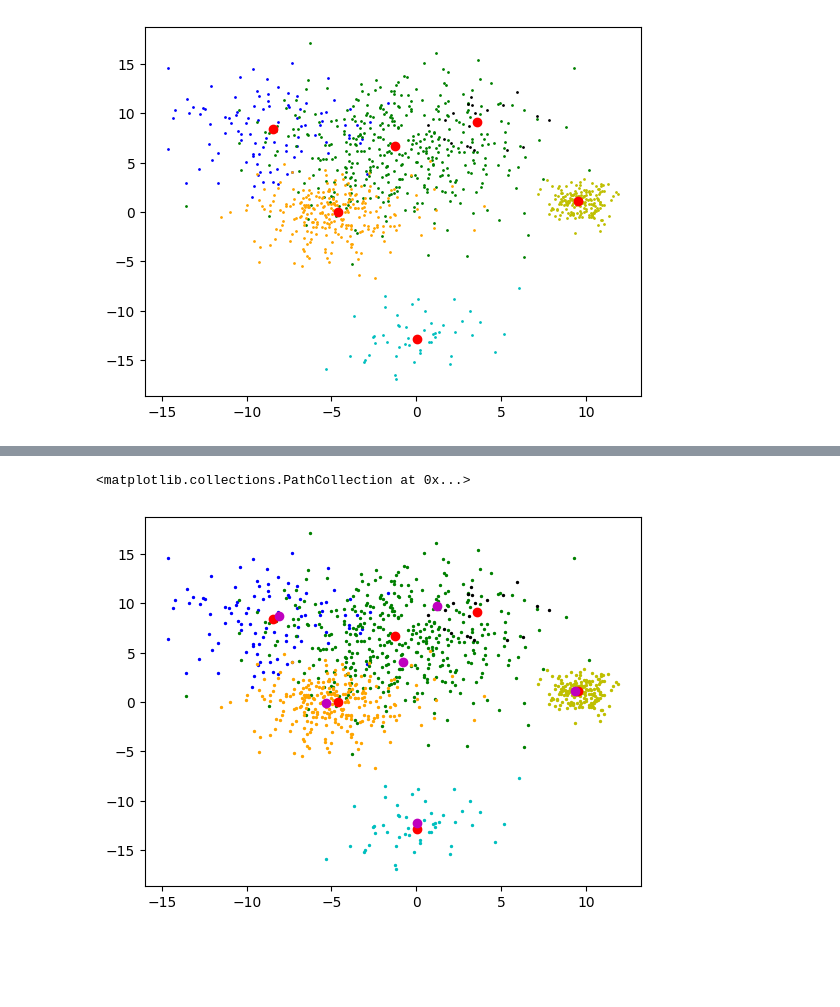
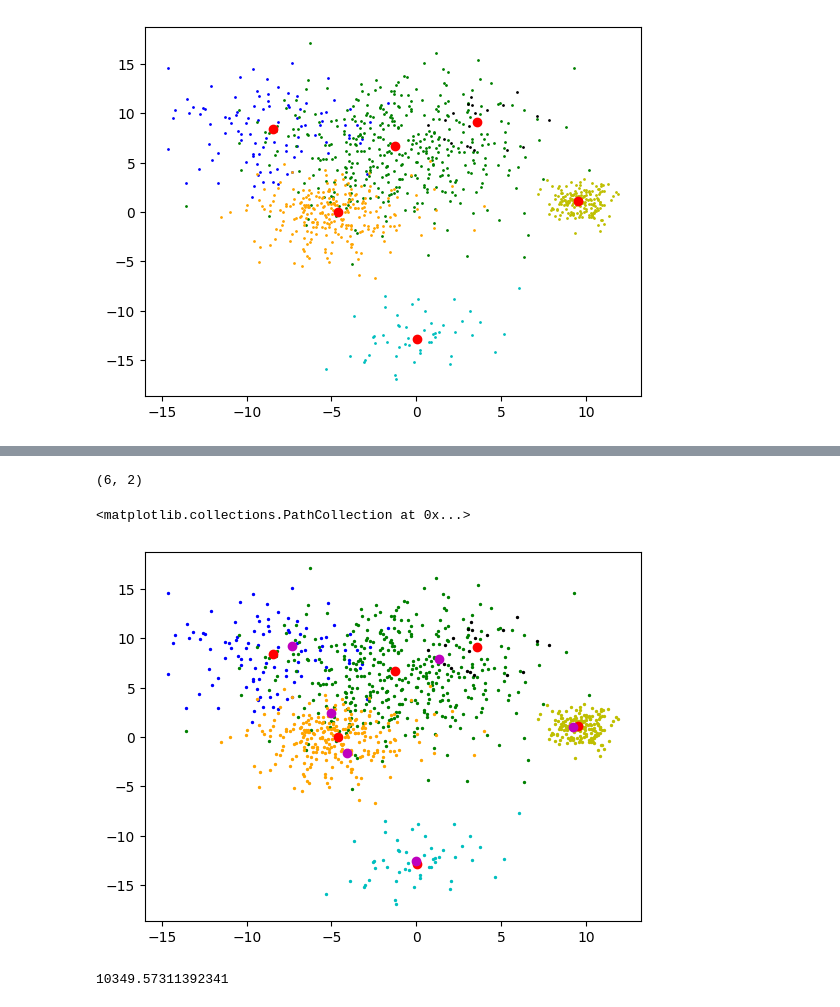
Before and after one commit to yuchenj90/playground, a Jupyter notebook: notebooks/ML/Kmeans.ipynb, the cells around one changed output, grey strips where cells are left out. Drawn from its saved outputs; the diff is of its cells as text; code cells hidden in the pictures; blank space fills up the shorter version.

```diff
--- a/notebooks/ML/Kmeans.ipynb
+++ b/notebooks/ML/Kmeans.ipynb
@@ -105,4 +83,4 @@ plt.scatter(centroids[:,0], centroids[:,1], color='r')
 df_data = pd.DataFrame([(x,y,k) for k, v in points.items() for x,y in v])
 df_data.columns = ['x', 'y', 'group']
 df_data['centroids'] = df_data.group.map(lambda x: centroids[x])
-df_data.sample(random_state=19,frac=1).reset_index(drop=True)
+df_data = df_data.sample(random_state=19,frac=1).reset_index(drop=True)
@@ -163,27 +88,0 @@ numpy.ndarray
-# %%
-def Kmeans(data: Union[List[float], np.ndarray], k: int) -> Tuple[np.ndarray, List[float]]:
-    np.random.seed(1)
-    n = len(data)
-    idx = np.random.choice(range(n), size=k, replace=False)
-    centroids = data[idx,:]
-    losses = []
-    for _ in range(100):
-        distance = []
-        for c in centroids:
-            distance.append(((data-c)**2).sum(axis=1))
-        assigned_centroids = np.array(distance).argmin(axis=0)
-        loss = 0
-        for c in range(k):
-            idx = np.argwhere(assigned_centroids==c).reshape(-1)
-            for i in idx:
-                for j in idx:
-                    loss += dist[i,j]
-        losses.append(loss/2)
-        new_centroids = []
-        for i in range(k):
-            new_centroids.append(data[assigned_centroids==i].mean(axis=0))
-        centroids = np.array(new_centroids)
-        if len(losses)>1 and abs(losses[-1]-losses[-2]) < 1:
-            break
-
-    return centroids, losses
@@ -214,12 +89,21 @@ plt.plot(np.linspace(2,9,8), loss, marker='*')
+# %%
+model = Kmeans(6)
+model.fit(data, random_seed=43)
+# %% [output]
+(6, 2)
 # %%
 plt.scatter(points[0][:,0], points[0][:,1], s=2, color='b')
 plt.scatter(points[1][:,0], points[1][:,1], s=2, color='g')
 plt.scatter(points[2][:,0], points[2][:,1], s=2, color='y')
 plt.scatter(points[3][:,0], points[3][:,1], s=2, color='c')
 plt.scatter(points[4][:,0], points[4][:,1], s=2, color='orange')
 plt.scatter(points[5][:,0], points[5][:,1], s=2, color='black')
 plt.scatter(centroids[:,0], centroids[:,1], color='r')
-plt.scatter(centroids_pred[4][:,0], centroids_pred[4][:,1], color='m')
+plt.scatter(model.centroids[:,0], model.centroids[:,1], color='m')
 # %% [output]
 <matplotlib.collections.PathCollection at 0x...>
-[figure, old version]
+[figure, new version]
+# %%
+model.loss
+# %% [output]
+10349.57311392341
```
Also changed, not shown: parts of 29 cells of this notebook, 35 other files.
